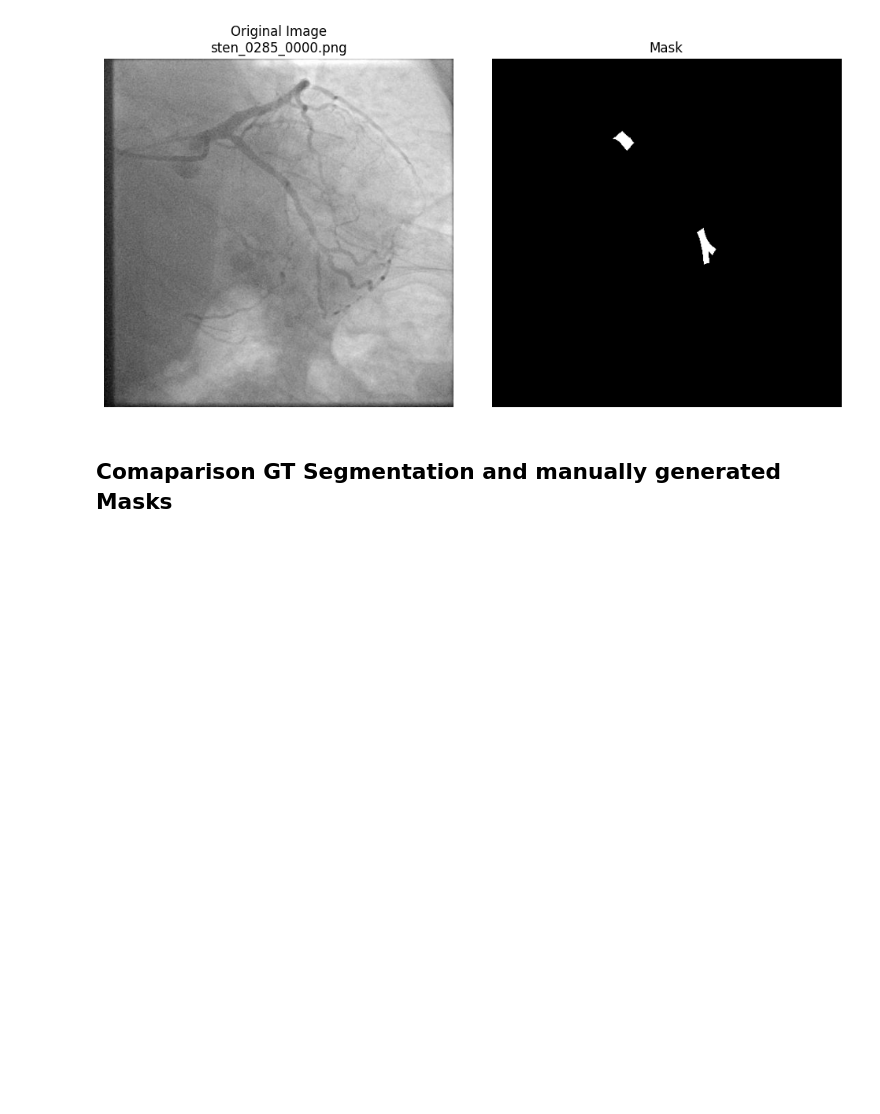
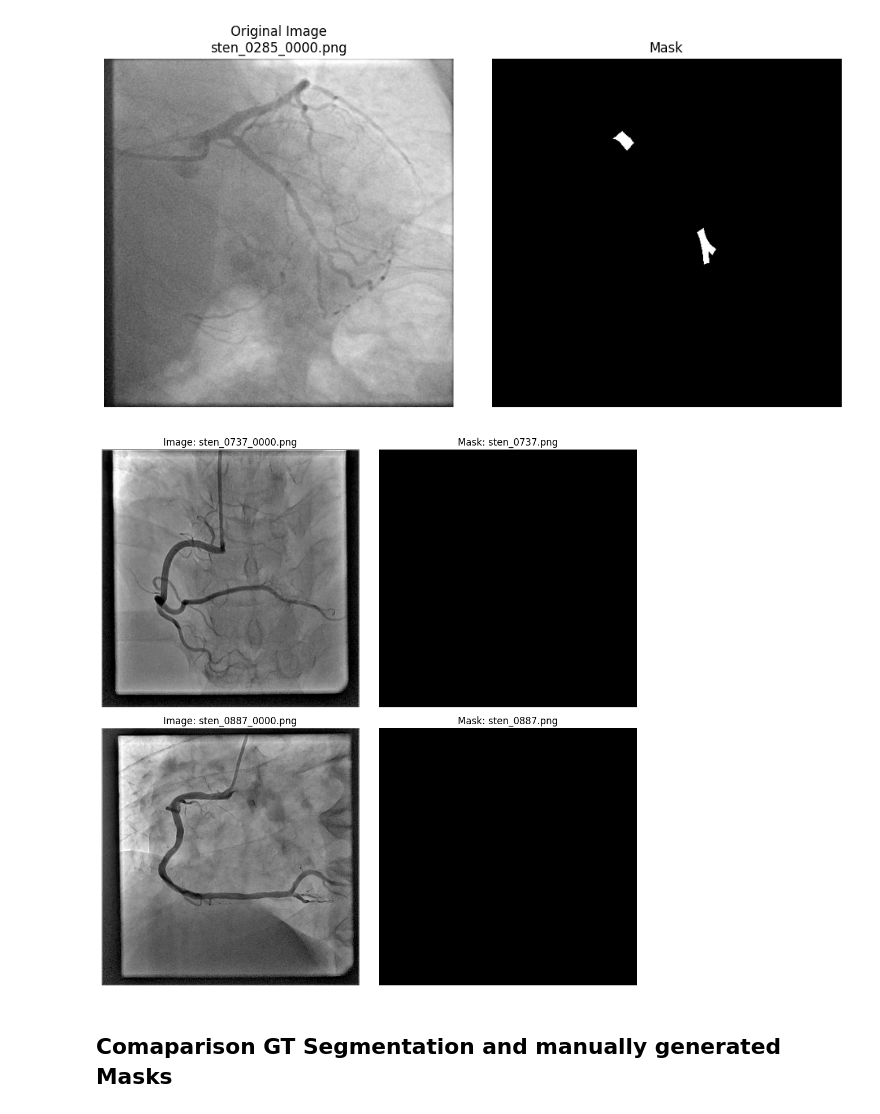
Before and after one commit to jannik1212/StenUNet, a Jupyter notebook: own_notebooks/inspect_masks.ipynb, the cells around one changed output. Cells and saved outputs as stored; diff of their text form; code cells hidden in the pictures; blank space fills up the shorter version.

```diff
--- a/own_notebooks/inspect_masks.ipynb
+++ b/own_notebooks/inspect_masks.ipynb
@@ -55,6 +55,58 @@ def visualize_image_and_mask():
 visualize_image_and_mask()
 # %% [output]
 [figure]
+# %%
+import os
+import matplotlib.pyplot as plt
+from PIL import Image
+
+# Paths for images and masks
+image_paths = [
+    "../nnNet_training/Raw_data/Dataset_Train_val/imagesTr/sten_0737_0000.png",
+    "../nnNet_training/Raw_data/Dataset_Train_val/imagesTr/sten_0887_0000.png"
+]
+
+mask_paths = [
+    "../nnNet_training/Raw_data/Dataset_Train_val/labelsTr/sten_0737.png",
+    "../nnNet_training/Raw_data/Dataset_Train_val/labelsTr/sten_0887.png"
+    ]
+
+def load_image(image_path):
+    """Load an image if it exists, otherwise return None."""
+    if os.path.exists(image_path):
+        return Image.open(image_path)
+    return None
+
+# Plot images and masks
+num_images = len(image_paths)
+fig, axes = plt.subplots(num_images, 2, figsize=(10, 5 * num_images))
+
+for i, (img_path, mask_path) in enumerate(zip(image_paths, mask_paths)):
+    img = load_image(img_path)
+    mask = load_image(mask_path)
+
+    # Plot Image
+    axes[i, 0].axis("off")
+    if img:
+        axes[i, 0].imshow(img, cmap="gray" if img.mode == "L" else None)
+        axes[i, 0].set_title(f"Image: {os.path.basename(img_path)}")
+    else:
+        axes[i, 0].text(0.5, 0.5, "Image Not Found", color="red", fontsize=12, ha="center")
+        axes[i, 0].set_title(f"Missing Image: {os.path.basename(img_path)}")
+
+    # Plot Mask
+    axes[i, 1].axis("off")
+    if mask:
+        axes[i, 1].imshow(mask, cmap="gray")
+        axes[i, 1].set_title(f"Mask: {os.path.basename(mask_path)}")
+    else:
+        axes[i, 1].text(0.5, 0.5, "Mask Not Found", color="red", fontsize=12, ha="center")
+        axes[i, 1].set_title(f"Missing Mask: {os.path.basename(mask_path)}")
+
+plt.tight_layout()
+plt.show()
+# %% [output]
+[figure, added]
 # %% [markdown]
 ## Comaparison GT Segmentation and manually generated Masks
 # %%
```
Also changed, not shown: parts of 2 cells of this notebook, 6 other files.
